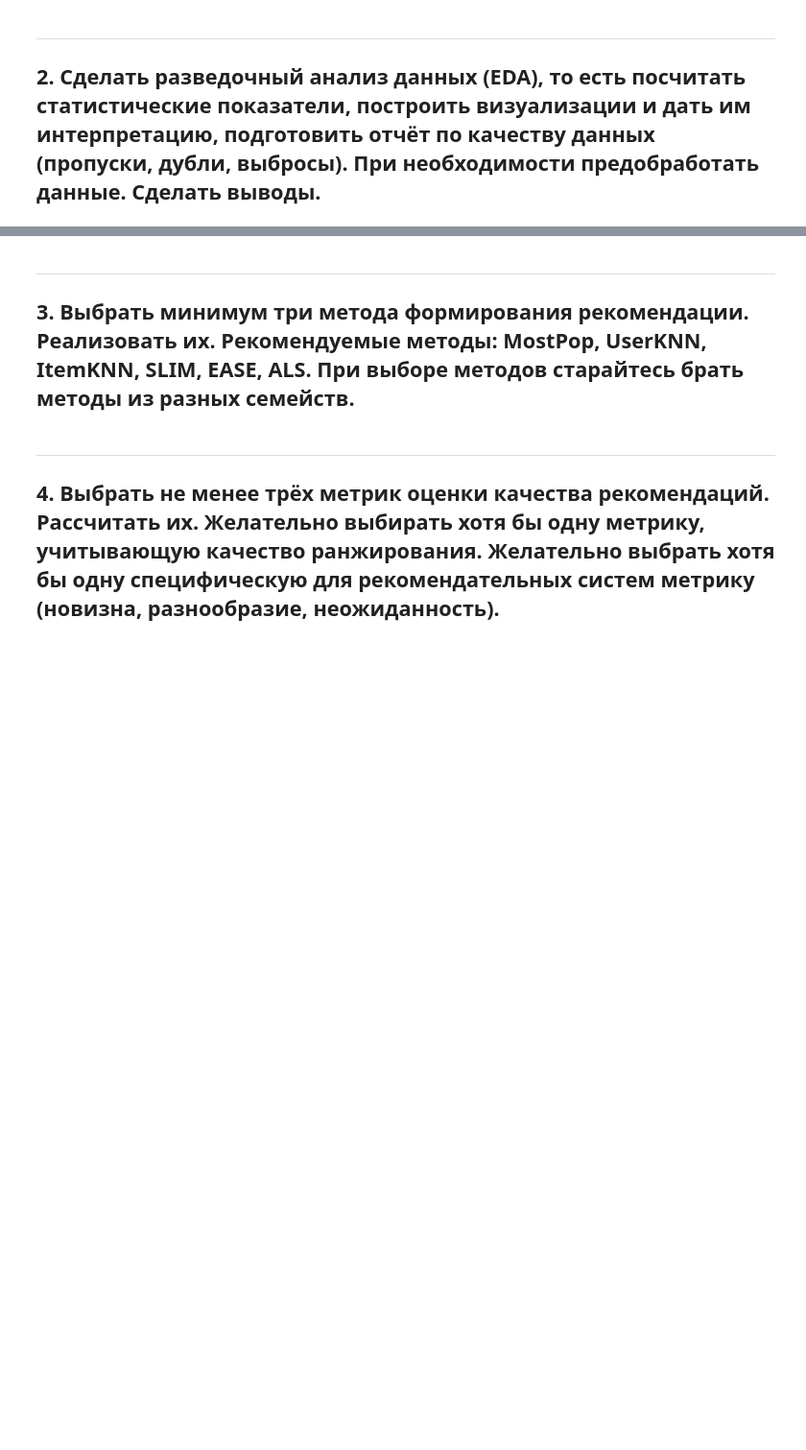
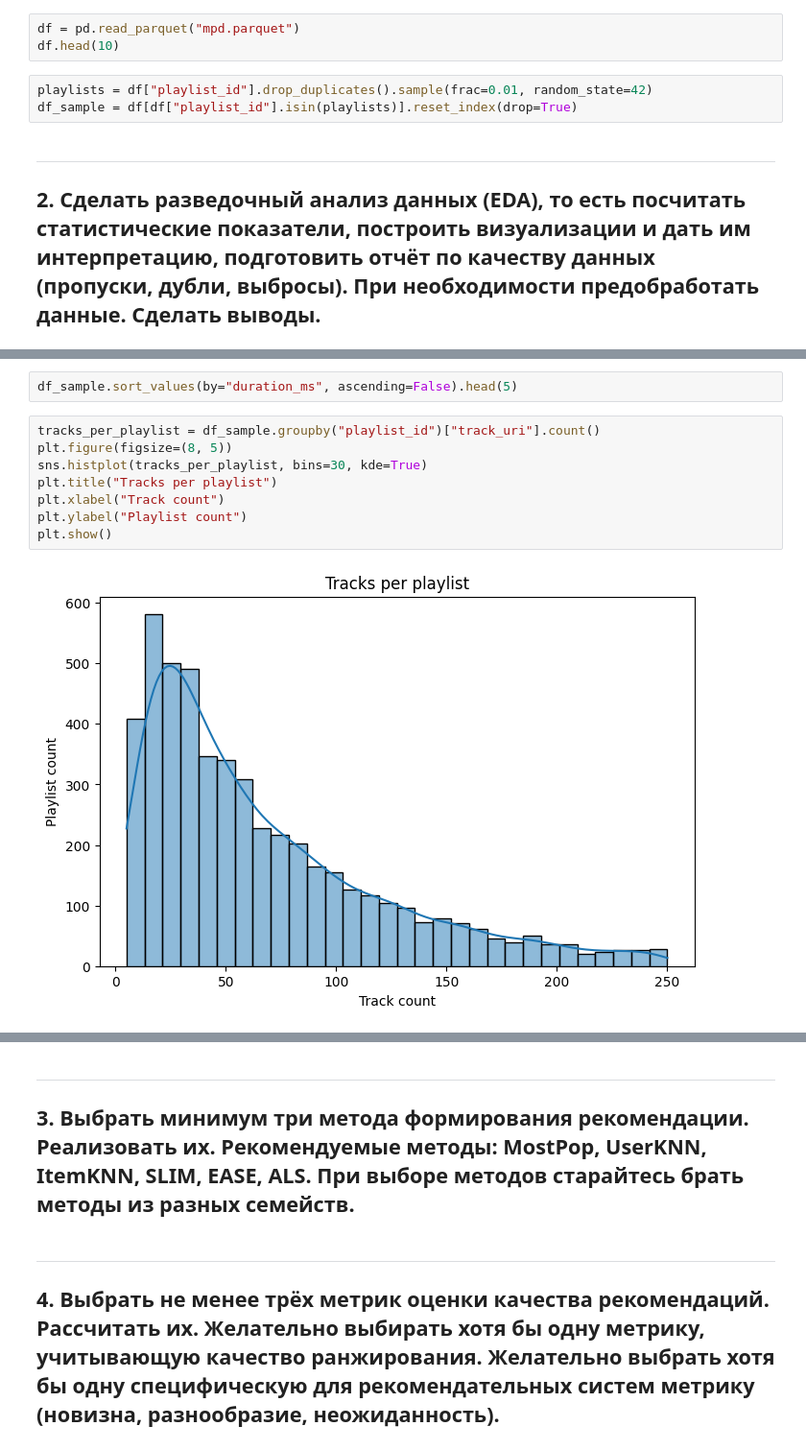
Before and after one commit to HuTao1Love/DataAnalysis, a Jupyter notebook: lab-2/main.ipynb, the cells around one changed output, grey strips where cells are left out. Shown at 96% size. Cells and saved outputs as stored; diff of their text form; blank space fills up the shorter version.

```diff
--- a/lab-2/main.ipynb
+++ b/lab-2/main.ipynb
@@ -18,3 +28,9 @@
+# %%
+df = pd.read_parquet("mpd.parquet")
+df.head(10)
+# %%
+playlists = df["playlist_id"].drop_duplicates().sample(frac=0.01, random_state=42)
+df_sample = df[df["playlist_id"].isin(playlists)].reset_index(drop=True)
 # %% [markdown]
 ---
 ## 2. Сделать разведочный анализ данных (EDA), то есть посчитать статистические показатели, построить визуализации и дать им интерпретацию, подготовить отчёт по качеству данных (пропуски, дубли, выбросы). При необходимости предобработать данные. Сделать выводы.
@@ -20,0 +86,12 @@
+# %%
+df_sample.sort_values(by="duration_ms", ascending=False).head(5)
+# %%
+tracks_per_playlist = df_sample.groupby("playlist_id")["track_uri"].count()
+plt.figure(figsize=(8, 5))
+sns.histplot(tracks_per_playlist, bins=30, kde=True)
+plt.title("Tracks per playlist")
+plt.xlabel("Track count")
+plt.ylabel("Playlist count")
+plt.show()
+# %% [output]
+[figure, added]
```
Also changed, not shown: parts of 5 cells of this notebook, 2 other files.
